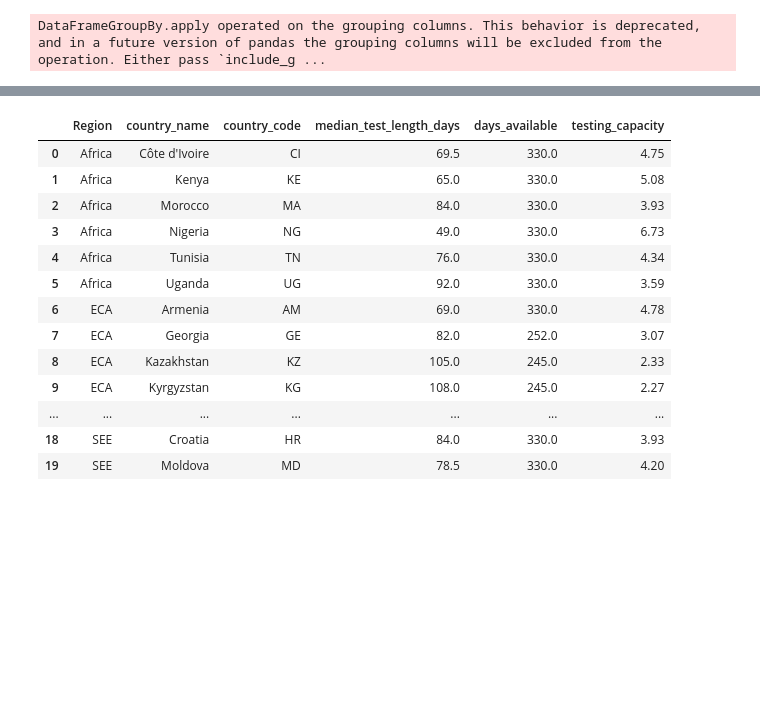
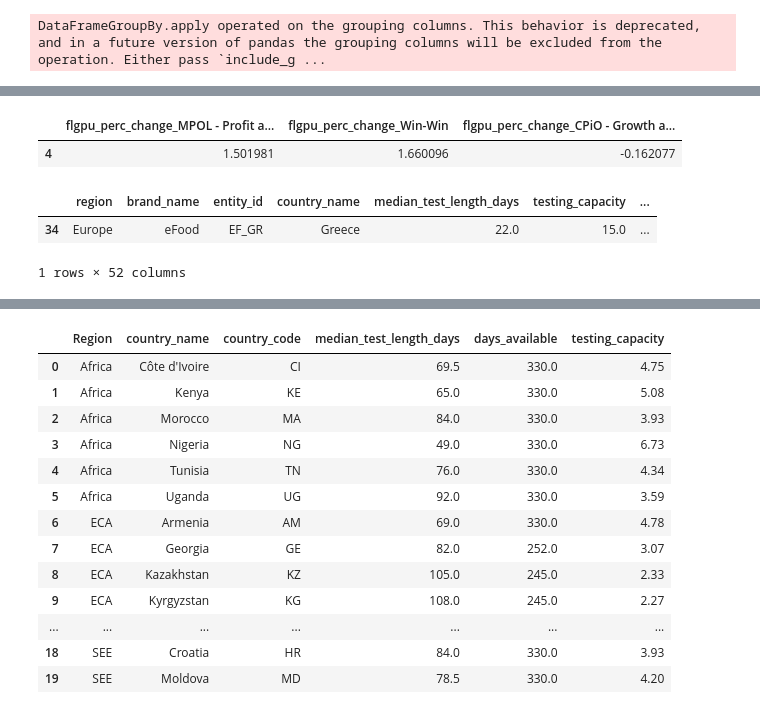
Before and after one commit to shazebasad-dh/https---github.com-deliveryhero-global_pricing, a Jupyter notebook: team/Shazeb/Target_setting/target_setting_final.ipynb, the cells around one changed output, grey strips where cells are left out. Cells and saved outputs as stored; diff of their text form; code cells hidden in the pictures; blank space fills up the shorter version.

```diff
--- a/team/Shazeb/Target_setting/target_setting_final.ipynb
+++ b/team/Shazeb/Target_setting/target_setting_final.ipynb
@@ -1093,3 +1256,12 @@ DataFrameGroupBy.apply operated on the grouping columns. This behavior is deprec
+# %%
+sc = incremental_df[incremental_df['country_name'] == 'Greece']
+
+sc[[column for column in sc.columns if 'flgp' in column]]
+
+sc[['flgpu_perc_change_MPOL - Profit at a Cost','flgpu_perc_change_Win-Win','flgpu_perc_change_CPiO - Growth at a Cost']]
+# %% [output]
+|  | flgpu_perc_change_MPOL - Profit a... | flgpu_perc_change_Win-Win | flgpu_perc_change_CPiO - Growth a... |
+| 4 | 1.501981 | 1.660096 | -0.162077 |
 # %%
 # # Step 4 Calculate the incremental percentage change for flgpu and orders_per_user
 
@@ -1172,6 +1344,12 @@ final_df['orders_impact_incremental'] = (
     (final_df['orders_impact_profit'] - final_df['baseline_orders']) +
     (final_df['orders_impact_win'] - final_df['baseline_orders'])
 )
+# %%
+final_df[final_df['country_name'] == 'Greece']
+# %% [output]
+|  | region | brand_name | entity_id | country_name | median_test_length_days | testing_capacity | ... |
+| 34 | Europe | eFood | EF_GR | Greece | 22.0 | 15.0 | ... |
+1 rows × 52 columns
 # %%
 # Set the new discount factor
 discount_factor = 1
```
Also changed, not shown: parts of 15 cells of this notebook, 5 other files.
